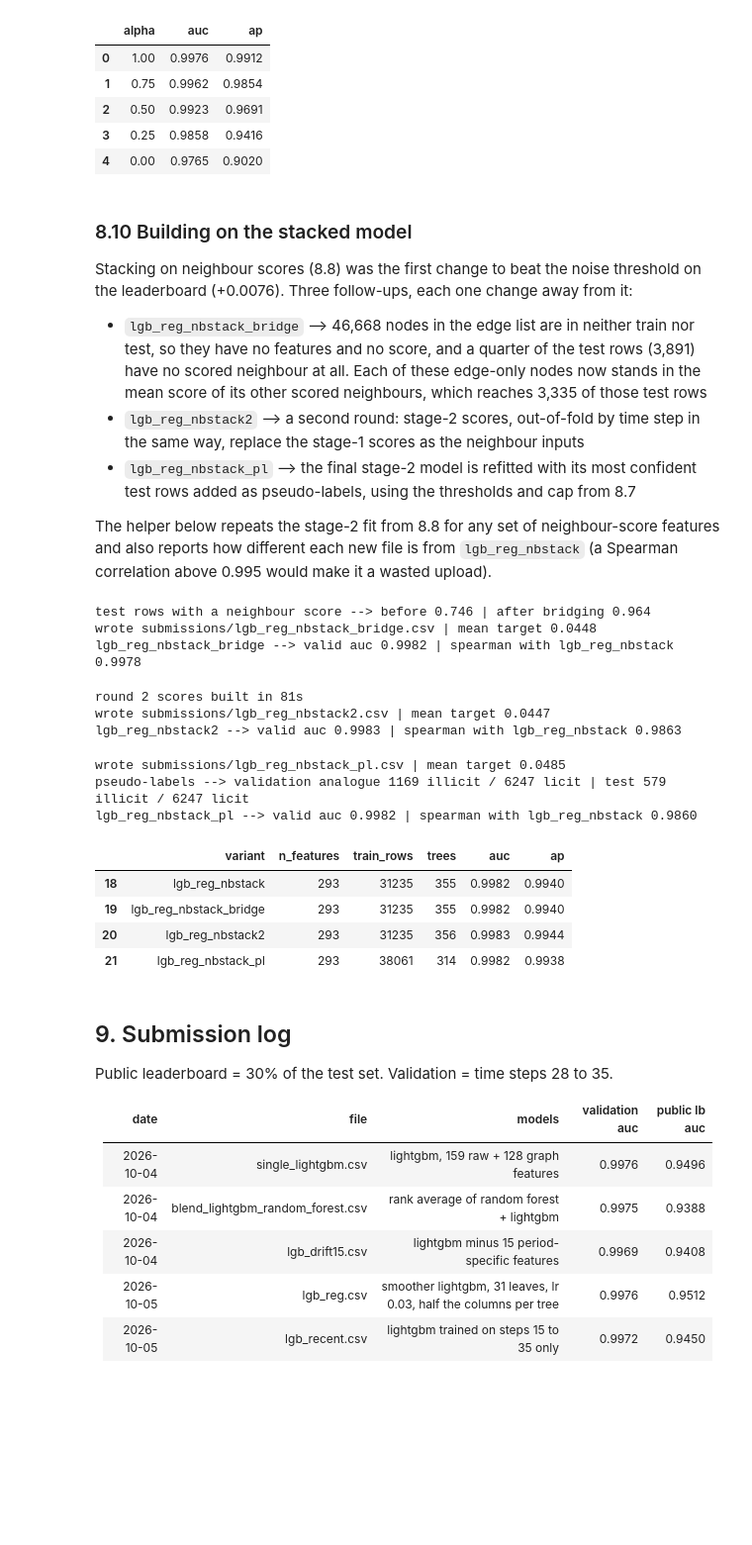
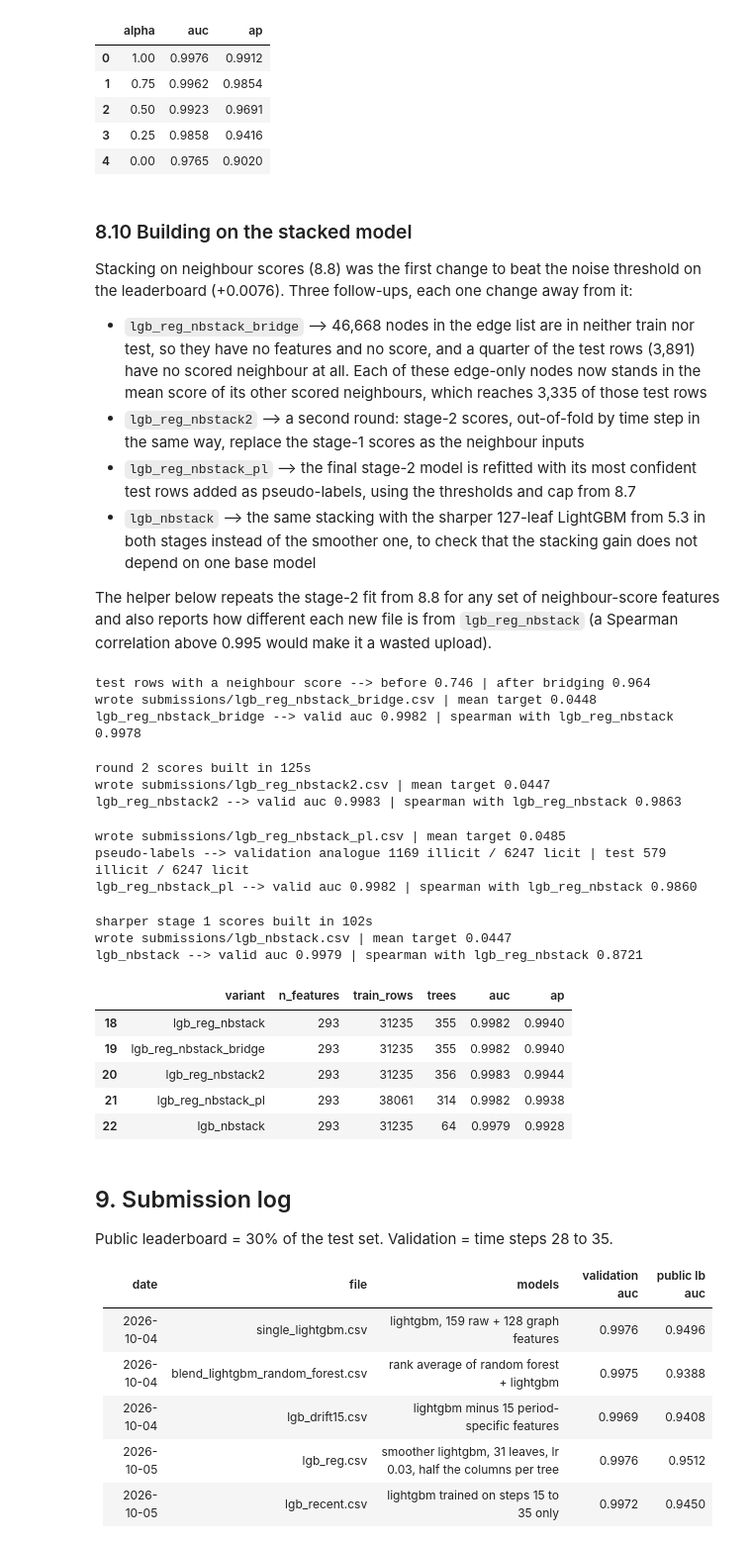
Before and after one commit to ykwong2002/bt4012-kaggle-competition, a Jupyter notebook: e1155727.ipynb, the cells around one changed output. Shown at 99% size. Saved outputs shown, nothing was run; the diff lists cells and outputs as text; code cells hidden in the pictures; blank space fills up the shorter version.

Commit message:
add stacking on the sharper parent model
Co-Authored-By: Claude Opus 5.5 <noreply@anthropic.com>

```diff
--- a/e1155727.ipynb
+++ b/e1155727.ipynb
@@ -1612,24 +1612,27 @@ Three follow-ups, each one change away from it:
   scores as the neighbour inputs
 * `lgb_reg_nbstack_pl` --> the final stage-2 model is refitted with its most confident test rows added as pseudo-labels,
   using the thresholds and cap from 8.7
+* `lgb_nbstack` --> the same stacking with the sharper 127-leaf LightGBM from 5.3 in both stages instead of the smoother
+  one, to check that the stacking gain does not depend on one base model
 
 The helper below repeats the stage-2 fit from 8.8 for any set of neighbour-score features and also reports how
 different each new file is from `lgb_reg_nbstack` (a Spearman correlation above 0.995 would make it a wasted upload).
 # %%
 from scipy.stats import spearmanr
 
-def fit_stack(nbs_va, nbs_all, name):
+def fit_stack(nbs_va, nbs_all, name, params=None):
+    params = reg_params if params is None else params
     # stage 2 with the given neighbour-score features --> validation fit for the tree count, then refit on all labelled rows
     tr_s = tr_df.merge(nbs_va, on='txId', how='left')
     va_s = va_df.merge(nbs_va, on='txId', how='left')
-    m = lgb.LGBMClassifier(n_estimators=3000, random_state=SEED, verbose=-1, n_jobs=-1, **reg_params)
+    m = lgb.LGBMClassifier(n_estimators=3000, random_state=SEED, verbose=-1, n_jobs=-1, **params)
     m.fit(tr_s[stack_features].values, y_tr, eval_set=[(va_s[stack_features].values, y_va)], eval_metric='auc',
           callbacks=[lgb.early_stopping(100, verbose=False)])
     p_va = m.predict_proba(va_s[stack_features].values)[:, 1]
     perf = performance_assessment(y_va, p_va)
     all_s = labelled_df.merge(nbs_all, on='txId', how='left')
     te_s = test_df.merge(nbs_all, on='txId', how='left')
-    final = lgb.LGBMClassifier(n_estimators=m.best_iteration_, random_state=SEED, verbose=-1, n_jobs=-1, **reg_params)
+    final = lgb.LGBMClassifier(n_estimators=m.best_iteration_, random_state=SEED, verbose=-1, n_jobs=-1, **params)
     final.fit(all_s[stack_features].values, all_s[output_feature].values)
     prob = final.predict_proba(te_s[stack_features].values)[:, 1]
     variant_preds[name] = prob
@@ -1676,12 +1679,13 @@ wrote submissions/lgb_reg_nbstack_bridge.csv | mean target 0.0448
 lgb_reg_nbstack_bridge --> valid auc 0.9982 | spearman with lgb_reg_nbstack 0.9978
 # %%
 # variant 2 --> second stacking round, stage-2 scores out-of-fold by time step become the neighbour inputs
-def oof_scores(lab_df, pool_df, features, n_trees):
+def oof_scores(lab_df, pool_df, features, n_trees, params=None):
+    params = reg_params if params is None else params
     # same scheme as stage1_scores --> every node is scored by a model that never saw its time step
     X = lab_df[features].values
     y = lab_df[output_feature].values
     steps = lab_df.time_step.values
-    make = lambda: lgb.LGBMClassifier(n_estimators=n_trees, random_state=SEED, verbose=-1, n_jobs=-1, **reg_params)
+    make = lambda: lgb.LGBMClassifier(n_estimators=n_trees, random_state=SEED, verbose=-1, n_jobs=-1, **params)
     parts = []
     for fit_idx, oof_idx in GroupKFold(n_splits=5).split(X, y, groups=steps):
         m = make().fit(X[fit_idx], y[fit_idx])
@@ -1703,7 +1707,7 @@ s2_all = oof_scores(labelled_df.merge(nbs_all, on='txId', how='left'), pool_all,
 print('round 2 scores built in {:.0f}s'.format(time.time() - t0))
 fit_stack(neighbour_score_features(s2_va), neighbour_score_features(s2_all), 'lgb_reg_nbstack2');
 # %% [output]
-round 2 scores built in 81s
+round 2 scores built in 125s
 wrote submissions/lgb_reg_nbstack2.csv | mean target 0.0447
 lgb_reg_nbstack2 --> valid auc 0.9983 | spearman with lgb_reg_nbstack 0.9863
 # %%
@@ -1730,18 +1734,32 @@ variant_rows.append({'variant': 'lgb_reg_nbstack_pl', 'n_features': len(stack_fe
 print('pseudo-labels --> validation analogue {} illicit / {} licit | test {} illicit / {} licit'.format(
     int(pl_va[output_feature].sum()), int((pl_va[output_feature] == 0).sum()), int(pl_te[output_feature].sum()), int((pl_te[output_feature] == 0).sum())))
 print('lgb_reg_nbstack_pl --> valid auc {:.4f} | spearman with lgb_reg_nbstack {:.4f}'.format(perf_pl['auc'], spearmanr(prob_pl, variant_preds['lgb_reg_nbstack']).correlation))
-variant_df = pd.DataFrame(variant_rows)
-variant_df.to_csv(os.path.join(OUT_DIR, 'drift_variants.csv'), index=False)
-variant_df.tail(4)
 # %% [output]
 wrote submissions/lgb_reg_nbstack_pl.csv | mean target 0.0485
 pseudo-labels --> validation analogue 1169 illicit / 6247 licit | test 579 illicit / 6247 licit
 lgb_reg_nbstack_pl --> valid auc 0.9982 | spearman with lgb_reg_nbstack 0.9860
-|  | variant | n_features | train_rows | trees | auc | ap |
-| 18 | lgb_reg_nbstack | 293 | 31235 | 355 | 0.9982 | 0.9940 |
-| 19 | lgb_reg_nbstack_bridge | 293 | 31235 | 355 | 0.9982 | 0.9940 |
-| 20 | lgb_reg_nbstack2 | 293 | 31235 | 356 | 0.9983 | 0.9944 |
-| 21 | lgb_reg_nbstack_pl | 293 | 38061 | 314 | 0.9982 | 0.9938 |
+# %%
+# variant 4 --> stacking with the sharper 127-leaf lightgbm from 5.3 in both stages
+t0 = time.time()
+sharp_trees = lgb_model.best_iteration_
+s1s_va = oof_scores(tr_df, pd.concat([unlab_graph_df[score_cols], va_df[score_cols]]), tree_features, sharp_trees, params=best_params)
+s1s_all = oof_scores(labelled_df, pd.concat([unlab_graph_df[score_cols], test_df[score_cols]]), tree_features, sharp_trees, params=best_params)
+print('sharper stage 1 scores built in {:.0f}s'.format(time.time() - t0))
+fit_stack(neighbour_score_features(s1s_va), neighbour_score_features(s1s_all), 'lgb_nbstack', params=best_params)
+
+variant_df = pd.DataFrame(variant_rows)
+variant_df.to_csv(os.path.join(OUT_DIR, 'drift_variants.csv'), index=False)
+variant_df.tail(5)
+# %% [output]
+sharper stage 1 scores built in 102s
+wrote submissions/lgb_nbstack.csv | mean target 0.0447
+lgb_nbstack --> valid auc 0.9979 | spearman with lgb_reg_nbstack 0.8721
+|  | variant | n_features | train_rows | trees | auc | ap |
+| 18 | lgb_reg_nbstack | 293 | 31235 | 355 | 0.9982 | 0.9940 |
+| 19 | lgb_reg_nbstack_bridge | 293 | 31235 | 355 | 0.9982 | 0.9940 |
+| 20 | lgb_reg_nbstack2 | 293 | 31235 | 356 | 0.9983 | 0.9944 |
+| 21 | lgb_reg_nbstack_pl | 293 | 38061 | 314 | 0.9982 | 0.9938 |
+| 22 | lgb_nbstack | 293 | 31235 | 64 | 0.9979 | 0.9928 |
 # %% [markdown]
 ## 9. Submission log
 
```
Also changed, not shown: parts of 3 cells of this notebook.
